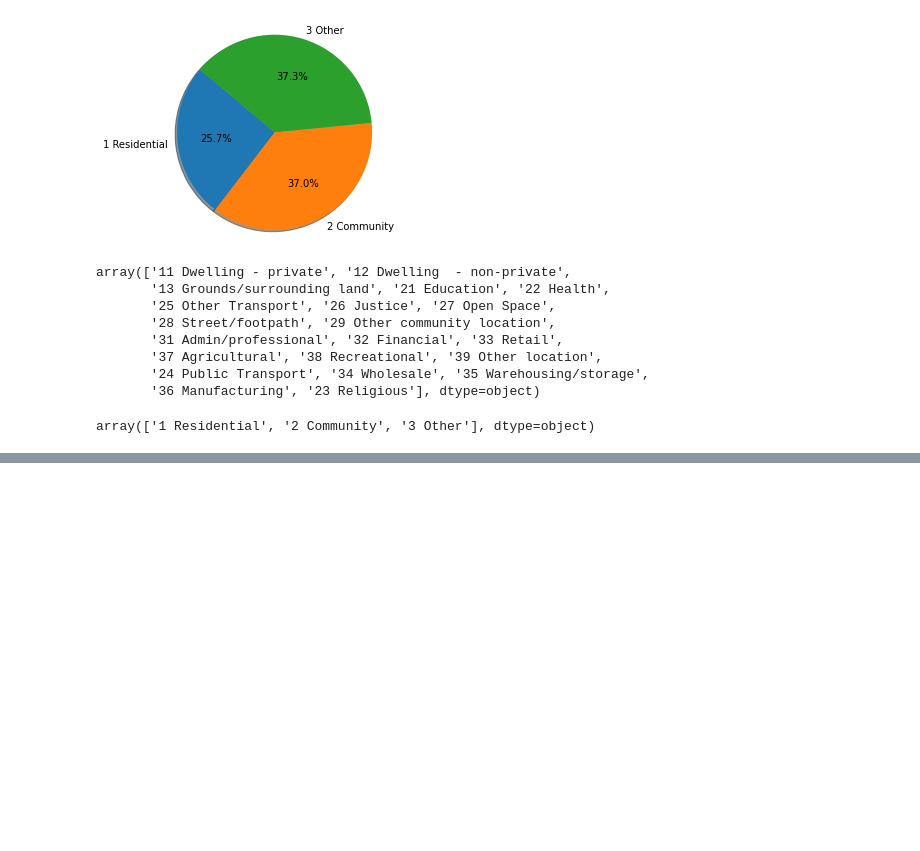
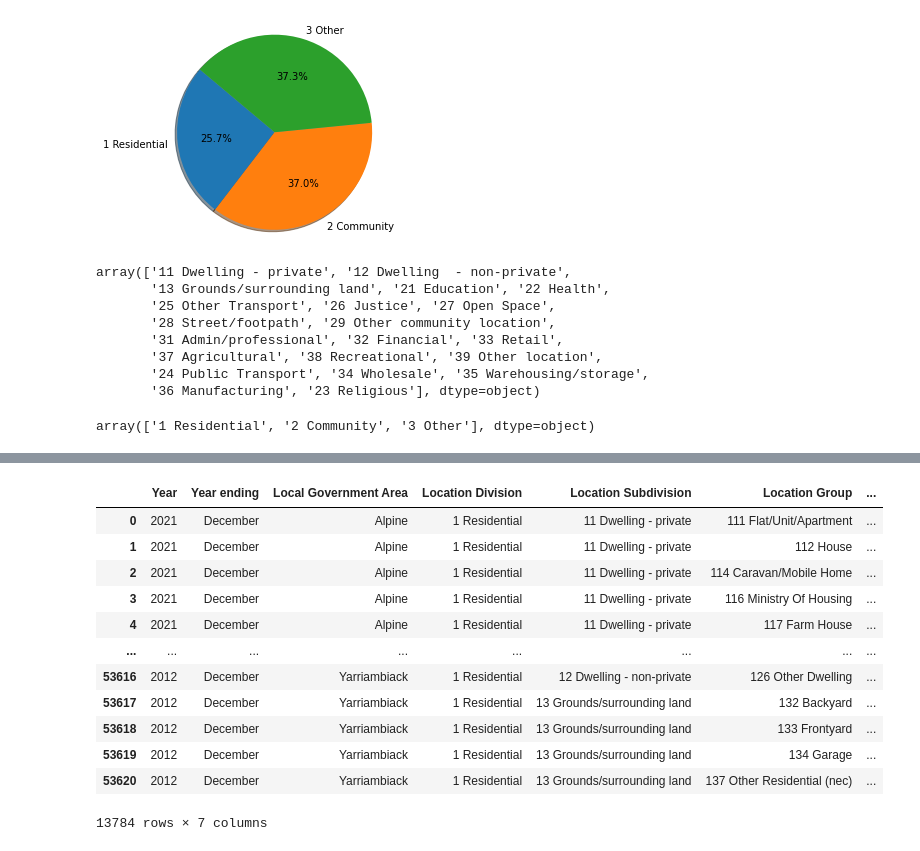
Before and after one commit to amir-motlagh/Project-01, a Jupyter notebook: Project 1.ipynb, the cells around one changed output, grey strips where cells are left out. Saved outputs shown, nothing was run; the diff lists cells and outputs as text; code cells hidden in the pictures; blank space fills up the shorter version.

```diff
--- a/Project 1.ipynb
+++ b/Project 1.ipynb
@@ -61,0 +104,17 @@ array(['1 Residential', '2 Community', '3 Other'], dtype=object)
+# %%
+only_res = setting_of_crime_df.loc[setting_of_crime_df["Location Division"] == "1 Residential", :]
+only_res
+# %% [output]
+|  | Year | Year ending | Local Government Area | Location Division | Location Subdivision | Location Group | ... |
+| 0 | 2021 | December | Alpine | 1 Residential | 11 Dwelling - private | 111 Flat/Unit/Apartment | ... |
+| 1 | 2021 | December | Alpine | 1 Residential | 11 Dwelling - private | 112 House | ... |
+| 2 | 2021 | December | Alpine | 1 Residential | 11 Dwelling - private | 114 Caravan/Mobile Home | ... |
+| 3 | 2021 | December | Alpine | 1 Residential | 11 Dwelling - private | 116 Ministry Of Housing | ... |
+| 4 | 2021 | December | Alpine | 1 Residential | 11 Dwelling - private | 117 Farm House | ... |
+| ... | ... | ... | ... | ... | ... | ... | ... |
+| 53616 | 2012 | December | Yarriambiack | 1 Residential | 12 Dwelling - non-private | 126 Other Dwelling | ... |
+| 53617 | 2012 | December | Yarriambiack | 1 Residential | 13 Grounds/surrounding land | 132 Backyard | ... |
+| 53618 | 2012 | December | Yarriambiack | 1 Residential | 13 Grounds/surrounding land | 133 Frontyard | ... |
+| 53619 | 2012 | December | Yarriambiack | 1 Residential | 13 Grounds/surrounding land | 134 Garage | ... |
+| 53620 | 2012 | December | Yarriambiack | 1 Residential | 13 Grounds/surrounding land | 137 Other Residential (nec) | ... |
+13784 rows × 7 columns
```
Also changed, not shown: parts of 8 cells of this notebook.
